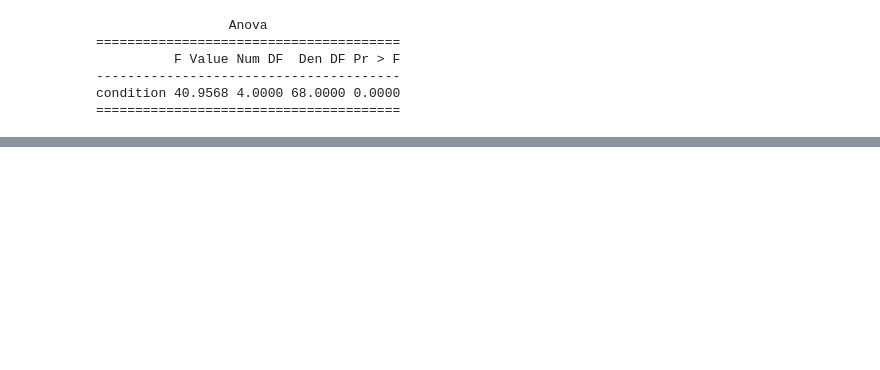
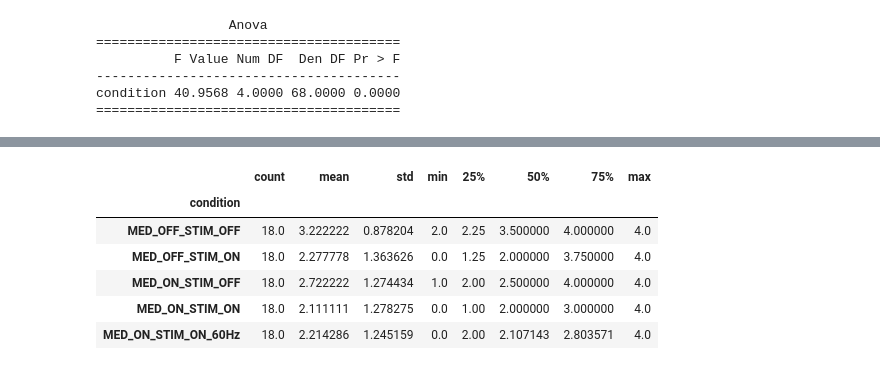
Before and after one commit to Le-bruit-de-nos-pas/3D_Kinematics_Freezing_of_Gait_Parkinson_2023, a Jupyter notebook: FOG_ANOVA (1).ipynb, the cells around one changed output, grey strips where cells are left out. Cells and saved outputs as stored; diff of their text form; code cells hidden in the pictures; blank space fills up the shorter version.

```diff
--- a/FOG_ANOVA (1).ipynb
+++ b/FOG_ANOVA (1).ipynb
@@ -62,0 +217,10 @@ condition 40.9568 4.0000 68.0000 0.0000
+# %%
+FOG_Stim_conditions.groupby("condition").describe()["Item_3_11"]
+# %% [output]
+|  | count | mean | std | min | 25% | 50% | 75% | max |
+| condition |  |  |  |  |  |  |  |  |
+| MED_OFF_STIM_OFF | 18.0 | 3.222222 | 0.878204 | 2.0 | 2.25 | 3.500000 | 4.000000 | 4.0 |
+| MED_OFF_STIM_ON | 18.0 | 2.277778 | 1.363626 | 0.0 | 1.25 | 2.000000 | 3.750000 | 4.0 |
+| MED_ON_STIM_OFF | 18.0 | 2.722222 | 1.274434 | 1.0 | 2.00 | 2.500000 | 4.000000 | 4.0 |
+| MED_ON_STIM_ON | 18.0 | 2.111111 | 1.278275 | 0.0 | 1.00 | 2.000000 | 3.000000 | 4.0 |
+| MED_ON_STIM_ON_60Hz | 18.0 | 2.214286 | 1.245159 | 0.0 | 2.00 | 2.107143 | 2.803571 | 4.0 |
```
Also changed, not shown: parts of 22 cells of this notebook.
